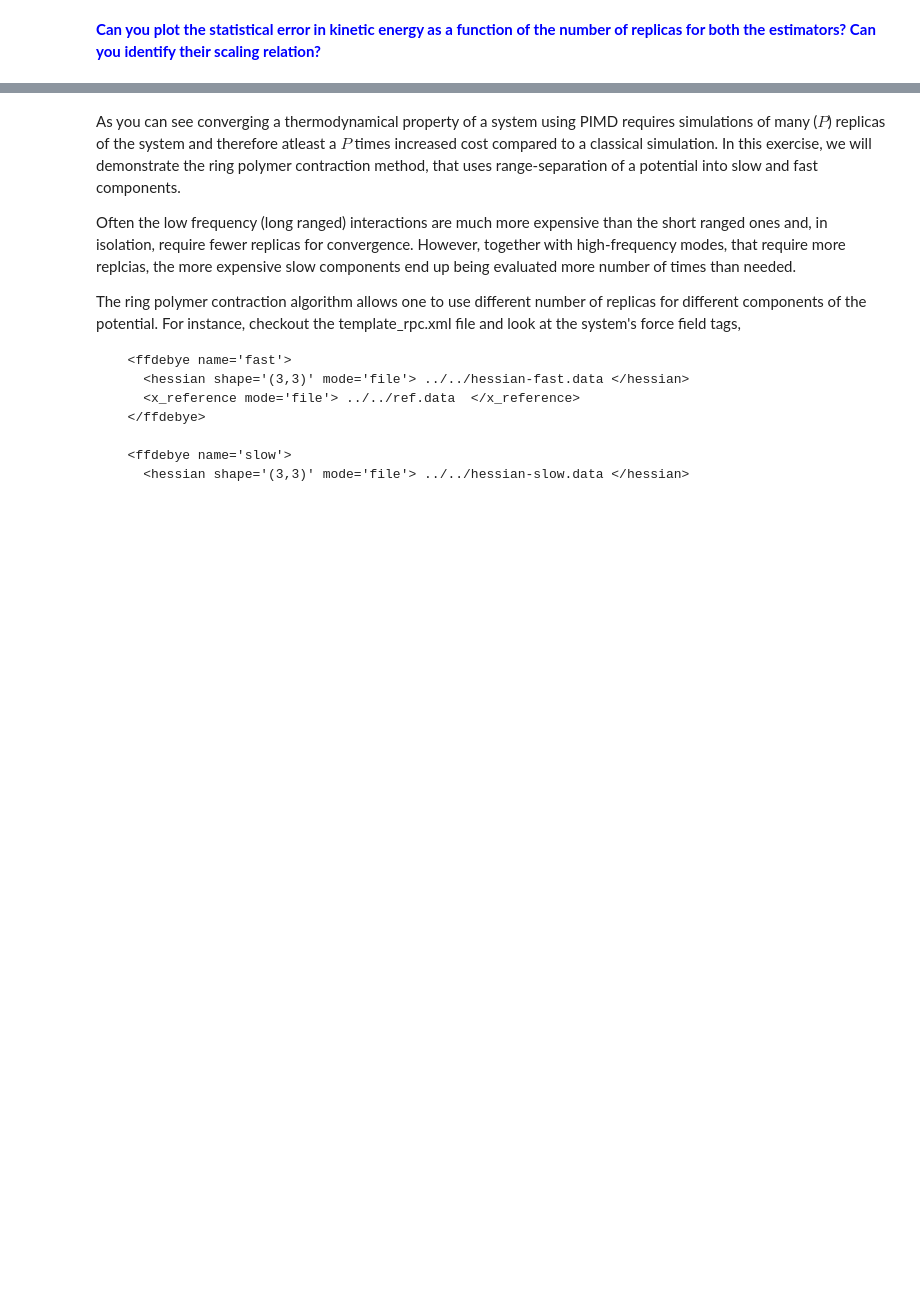
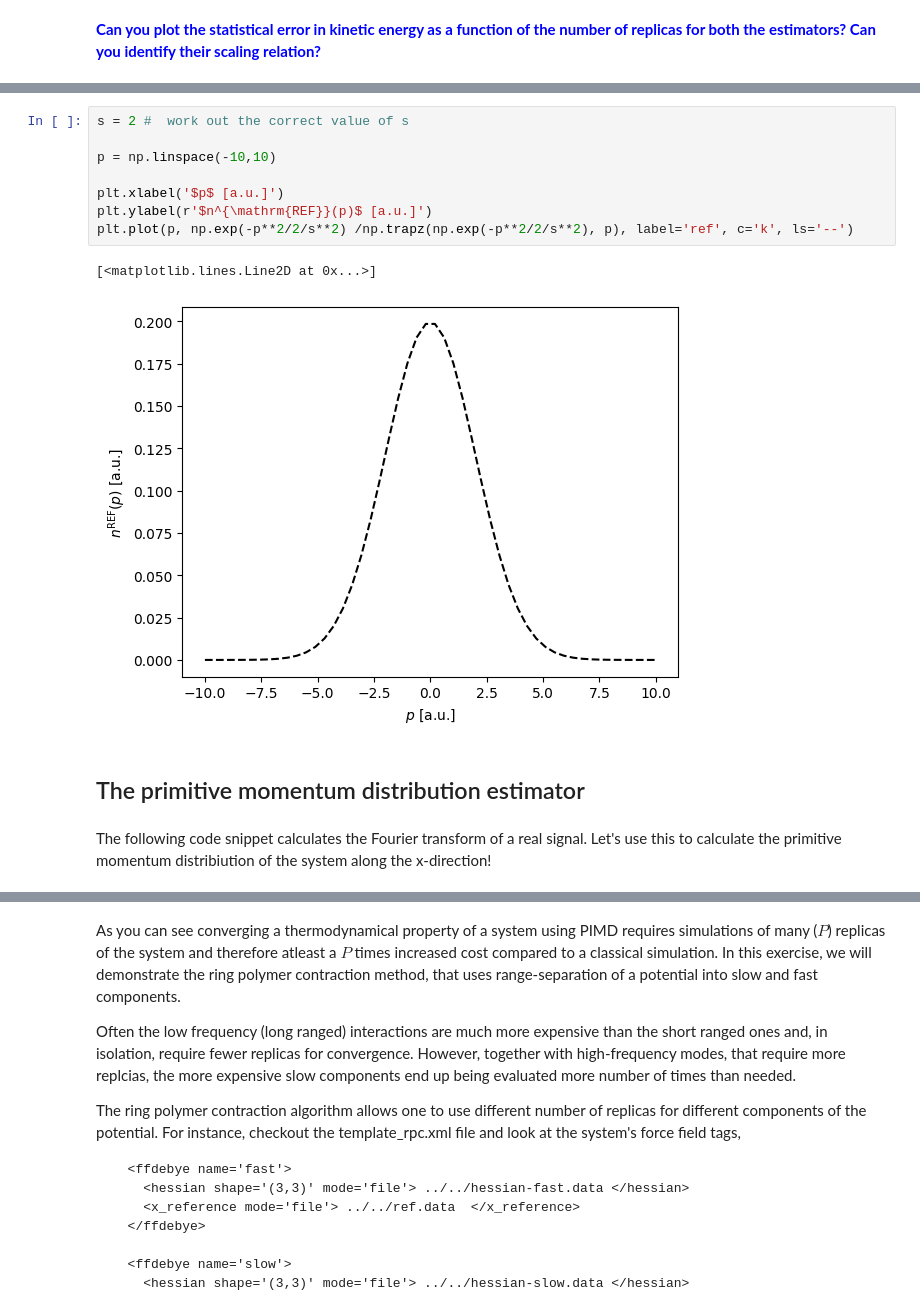
Before and after one commit to i-pi/pimd-mooc, a Jupyter notebook: 3-advanced-pimd.ipynb, the cells around one changed output, grey strips where cells are left out. Cells and saved outputs as stored; diff of their text form; blank space fills up the shorter version.

```diff
--- a/3-advanced-pimd.ipynb
+++ b/3-advanced-pimd.ipynb
@@ -297,0 +344,15 @@ ax[1].legend(loc='lower right')
+# %%
+s = 2 #  work out the correct value of s
+
+p = np.linspace(-10,10)
+
+plt.xlabel('$p$ [a.u.]')
+plt.ylabel(r'$n^{\mathrm{REF}}(p)$ [a.u.]')
+plt.plot(p, np.exp(-p**2/2/s**2) /np.trapz(np.exp(-p**2/2/s**2), p), label='ref', c='k', ls='--')
+# %% [output]
+[<matplotlib.lines.Line2D at 0x...>]
+[figure, added]
+# %% [markdown]
+## The primitive momentum distribution estimator
+# %% [markdown]
+The following code snippet calculates the Fourier transform of a real signal. Let's use this to calculate the primitive momentum distribiution of the system along the x-direction!
```
Also changed, not shown: parts of 40 cells of this notebook, 7 other files.
